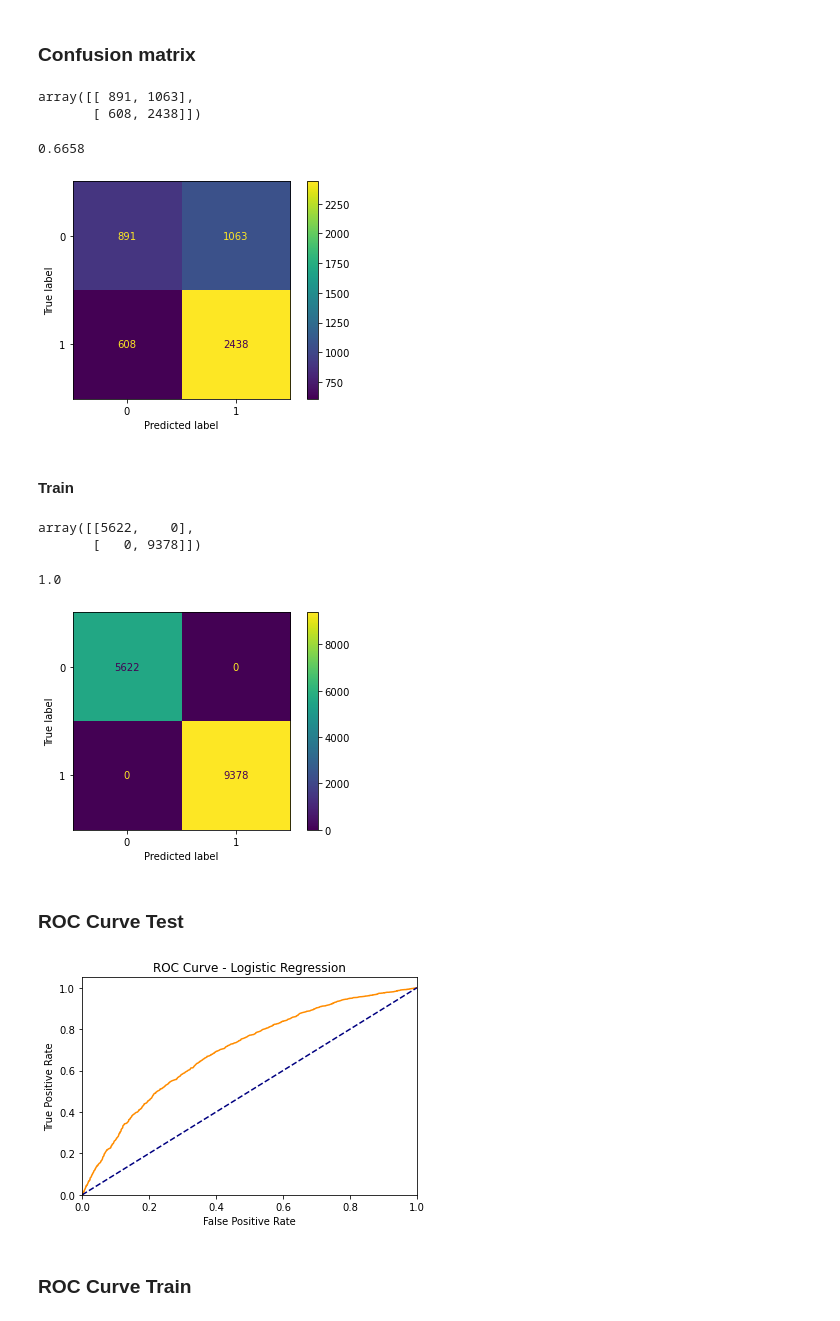
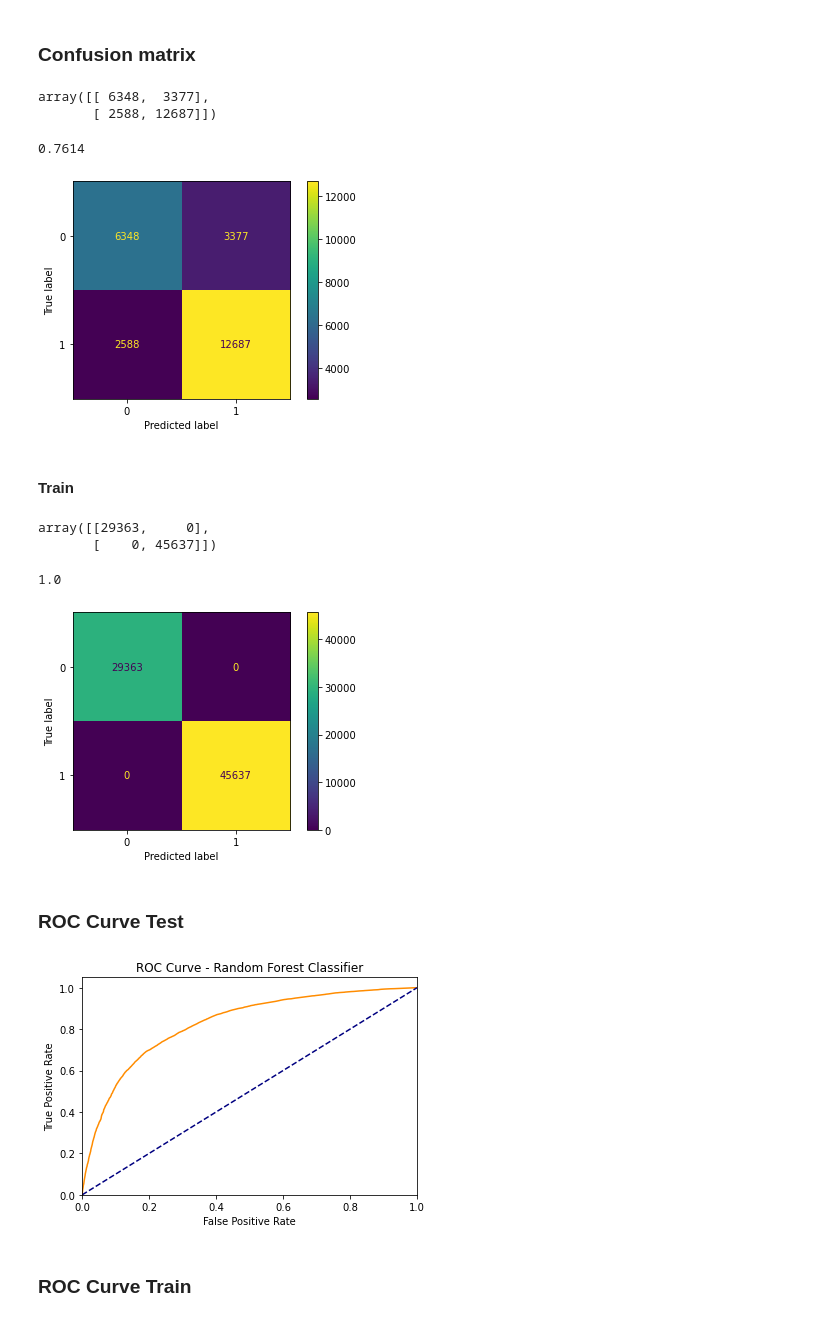
Before and after one commit to Hudaalghazouli/Crystallum-Credit-Company, a Jupyter notebook: logistic_regression_model.ipynb, the cells around one changed output. Drawn from its saved outputs; the diff is of its cells as text; code cells hidden in the pictures.

Commit message:
finish working on logistic regression

```diff
--- a/logistic_regression_model.ipynb
+++ b/logistic_regression_model.ipynb
@@ -387,6 +393,6 @@ plt.show()
 # %%
-# creating a new dataframe with 10000 rows
-dfx = X_dummies.sample(n=20000)
+# creating a new dataframe with 100000 rows
+dfx = X_dummies.sample(n=100000)
 # %%
 X = dfx.drop('STATUS', axis=1)
 y = dfx['STATUS']
@@ -413,16 +419,16 @@ y_true = y_test
 y_pred = clf.predict(X_test)
 confusion_matrix(y_true, y_pred)
 # %% [output]
-array([[ 891, 1063],
-       [ 608, 2438]])
+array([[ 6348,  3377],
+       [ 2588, 12687]])
 # %%
 from sklearn.metrics import ConfusionMatrixDisplay,accuracy_score
 # %%
 ConfusionMatrixDisplay.from_predictions(y_test,y_pred)
 accuracy_score(y_test,y_pred)
 # %% [output]
-0.6658
+0.7614
-[figure, old version]
+[figure, new version]
 # %% [markdown]
 #### Train
 # %%
@@ -430,14 +436,14 @@ y_true = y_train
 y_pred = clf.predict(X_train)
 confusion_matrix(y_true, y_pred)
 # %% [output]
-array([[5622,    0],
-       [   0, 9378]])
+array([[29363,     0],
+       [    0, 45637]])
 # %%
 ConfusionMatrixDisplay.from_predictions(y_train,y_pred)
 accuracy_score(y_train,y_pred)
 # %% [output]
 1.0
-[figure, old version]
+[figure, new version]
 # %% [markdown]
 ### ROC Curve Test
 # %%
@@ -451,15 +457,15 @@ fpr, tpr, thresholds = roc_curve(y_test, y_pred_proba)
 # %%
 plt.figure()
 plt.plot(fpr, tpr, color="darkorange")
 plt.plot([0, 1], [0, 1], color="navy", linestyle="--")
 plt.xlim([0.0, 1])
 plt.ylim([0.0, 1.05])
 plt.xlabel("False Positive Rate")
 plt.ylabel("True Positive Rate")
-plt.title("ROC Curve - Logistic Regression")
+plt.title("ROC Curve - Random Forest Classifier")
 plt.show()
 # %% [output]
-[figure, old version]
+[figure, new version]
 # %% [markdown]
 ### ROC Curve Train
 # %%
```
Also changed, not shown: parts of 18 cells of this notebook.
